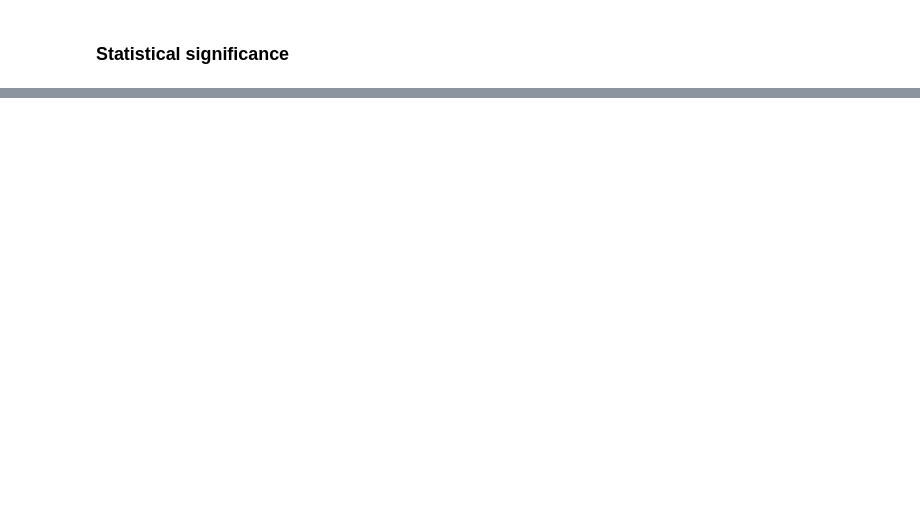
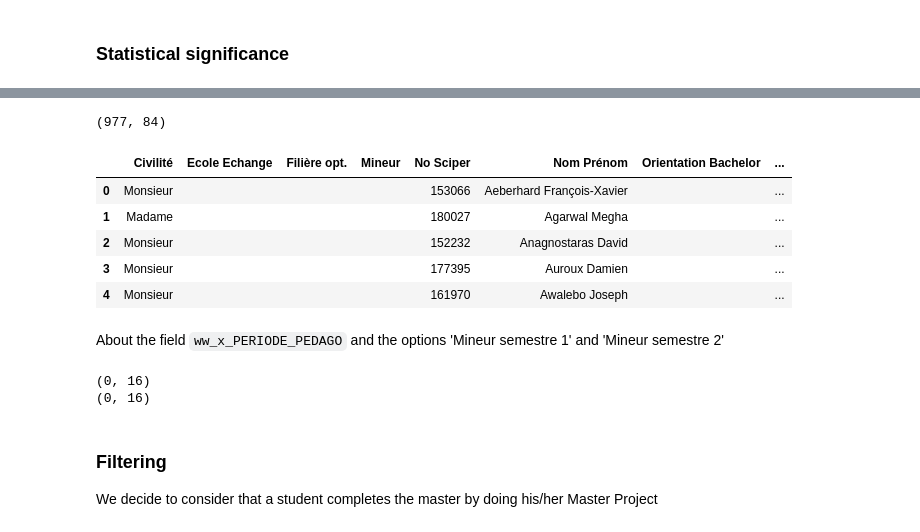
Before and after one commit to lfaucon/ada-homeworks, a Jupyter notebook: Homework_2/02 - Data from the Web/homework2.ipynb, the cells around one changed output, grey strips where cells are left out. Saved outputs shown, nothing was run; the diff lists cells and outputs as text; code cells hidden in the pictures; blank space fills up the shorter version.

```diff
--- a/Homework_2/02 - Data from the Web/homework2.ipynb
+++ b/Homework_2/02 - Data from the Web/homework2.ipynb
@@ -141,0 +292,27 @@ print('M avg number of months: %f' % (df_bachelor_grouped.size()['Monsieur'].mea
+# %%
+df_master_mineur = df_master[df_master.Mineur!=""]
+(df_master['No Sciper'].unique().size,df_master_mineur['No Sciper'].unique().size)
+# %% [output]
+(977, 84)
+# %%
+df_master['DidMineur'] = df_master['No Sciper'].isin(df_master_mineur['No Sciper'].tolist())
+df_master.head()
+# %% [output]
+|  | Civilité | Ecole Echange | Filière opt. | Mineur | No Sciper | Nom Prénom | Orientation Bachelor | ... |
+| 0 | Monsieur |  |  |  | 153066 | Aeberhard François-Xavier |  | ... |
+| 1 | Madame |  |  |  | 180027 | Agarwal Megha |  | ... |
+| 2 | Monsieur |  |  |  | 152232 | Anagnostaras David |  | ... |
+| 3 | Monsieur |  |  |  | 177395 | Auroux Damien |  | ... |
+| 4 | Monsieur |  |  |  | 161970 | Awalebo Joseph |  | ... |
+# %% [markdown]
+About the field `ww_x_PERIODE_PEDAGO` and the options 'Mineur semestre 1' and 'Mineur semestre 2'
+# %%
+print(df_master[df_master.ww_x_PERIODE_PEDAGO == 'Mineur semestre 1'].shape)
+print(df_master[df_master.ww_x_PERIODE_PEDAGO == 'Mineur semestre 2'].shape)
+# %% [output]
+(0, 16)
+(0, 16)
+# %% [markdown]
+### Filtering
+
+We decide to consider that a student completes the master by doing his/her Master Project
```
Also changed, not shown: parts of 29 cells of this notebook.
